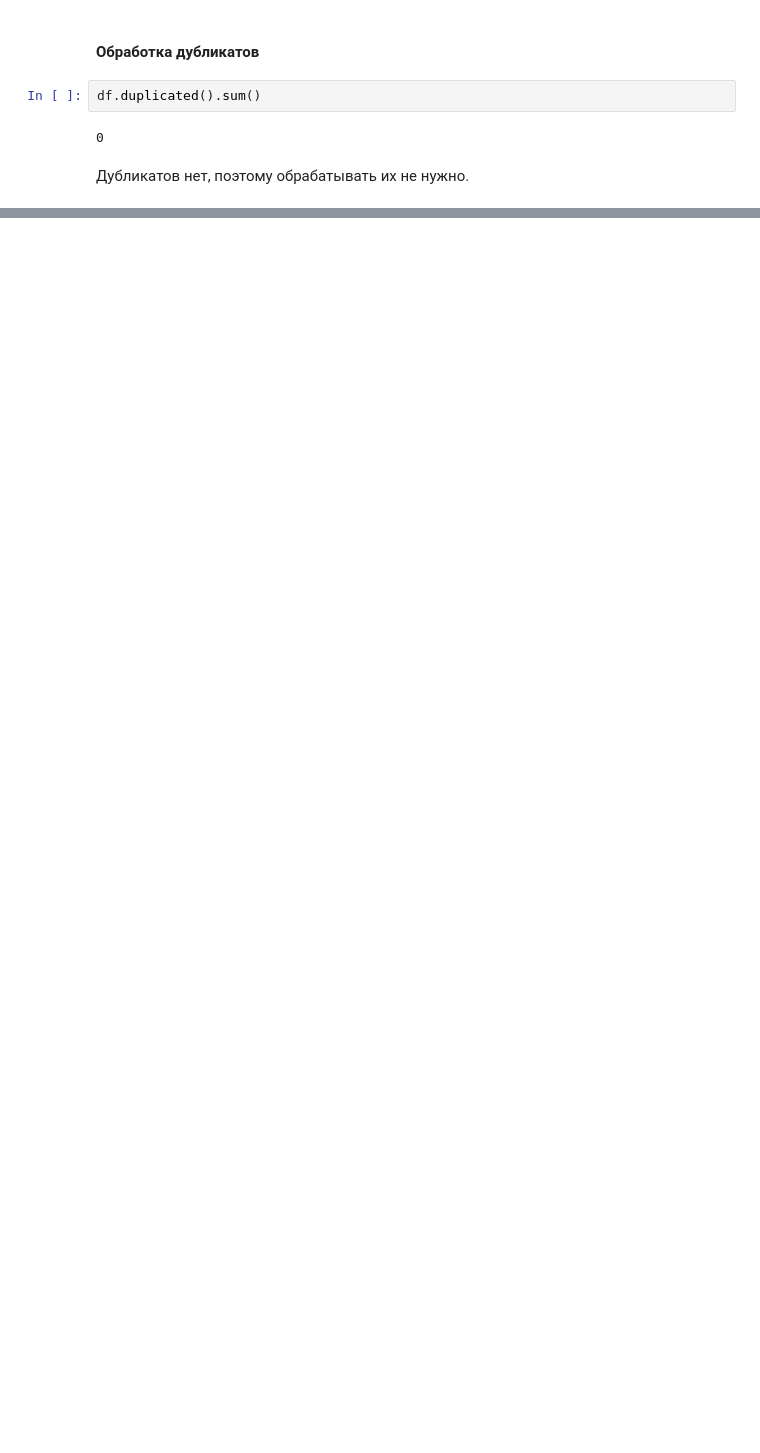
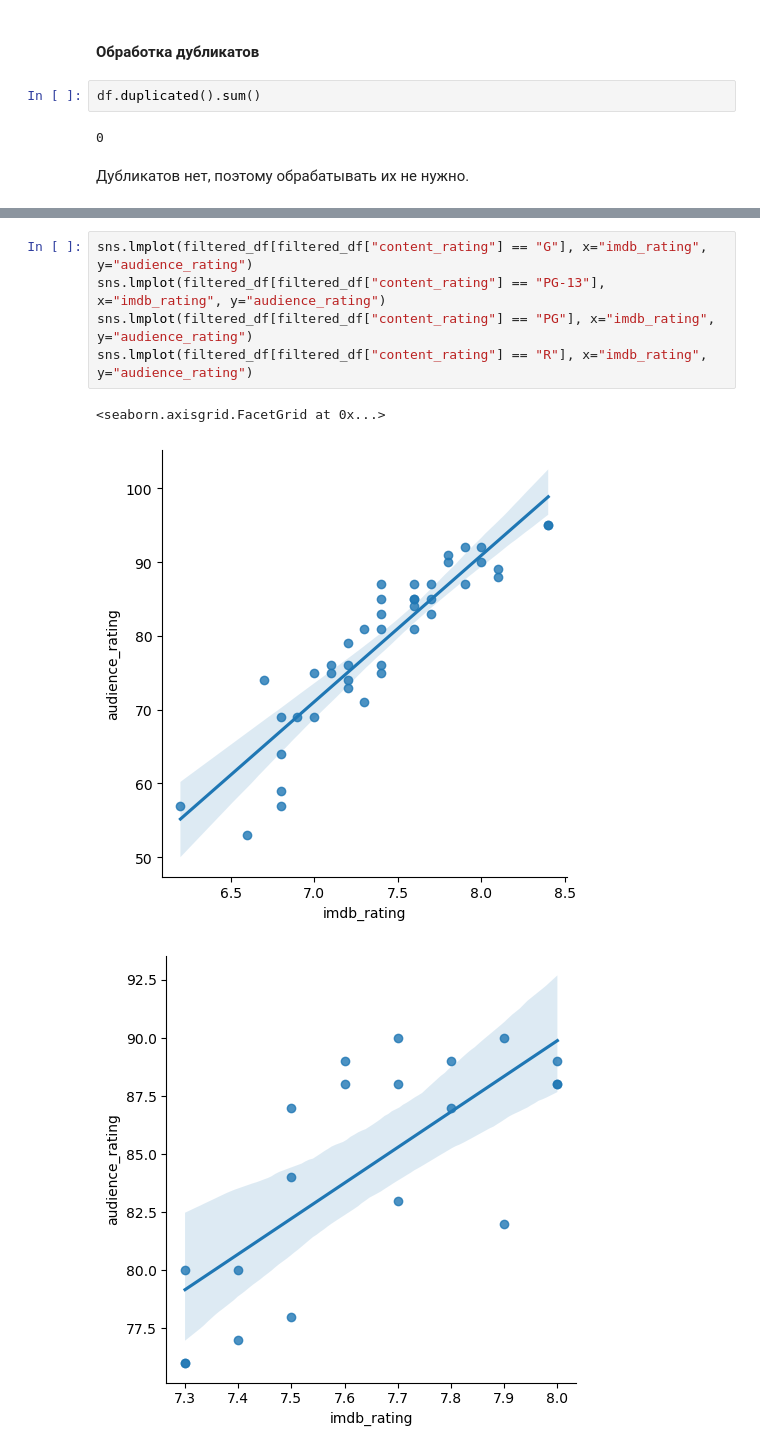
Before and after one commit to kurpenok/omstu, a Jupyter notebook: semester_4/machine_learning/task_2/main.ipynb, the cells around one changed output, grey strips where cells are left out. Cells and saved outputs as stored; diff of their text form; blank space fills up the shorter version.

```diff
--- a/semester_4/machine_learning/task_2/main.ipynb
+++ b/semester_4/machine_learning/task_2/main.ipynb
@@ -152,0 +306,9 @@ df.duplicated().sum()
+# %%
+sns.lmplot(filtered_df[filtered_df["content_rating"] == "G"], x="imdb_rating", y="audience_rating")
+sns.lmplot(filtered_df[filtered_df["content_rating"] == "PG-13"], x="imdb_rating", y="audience_rating")
+sns.lmplot(filtered_df[filtered_df["content_rating"] == "PG"], x="imdb_rating", y="audience_rating")
+sns.lmplot(filtered_df[filtered_df["content_rating"] == "R"], x="imdb_rating", y="audience_rating")
+# %% [output]
+<seaborn.axisgrid.FacetGrid at 0x...>
+[figure, added]
+[figure, added]
```
Also changed, not shown: parts of 30 cells of this notebook.
